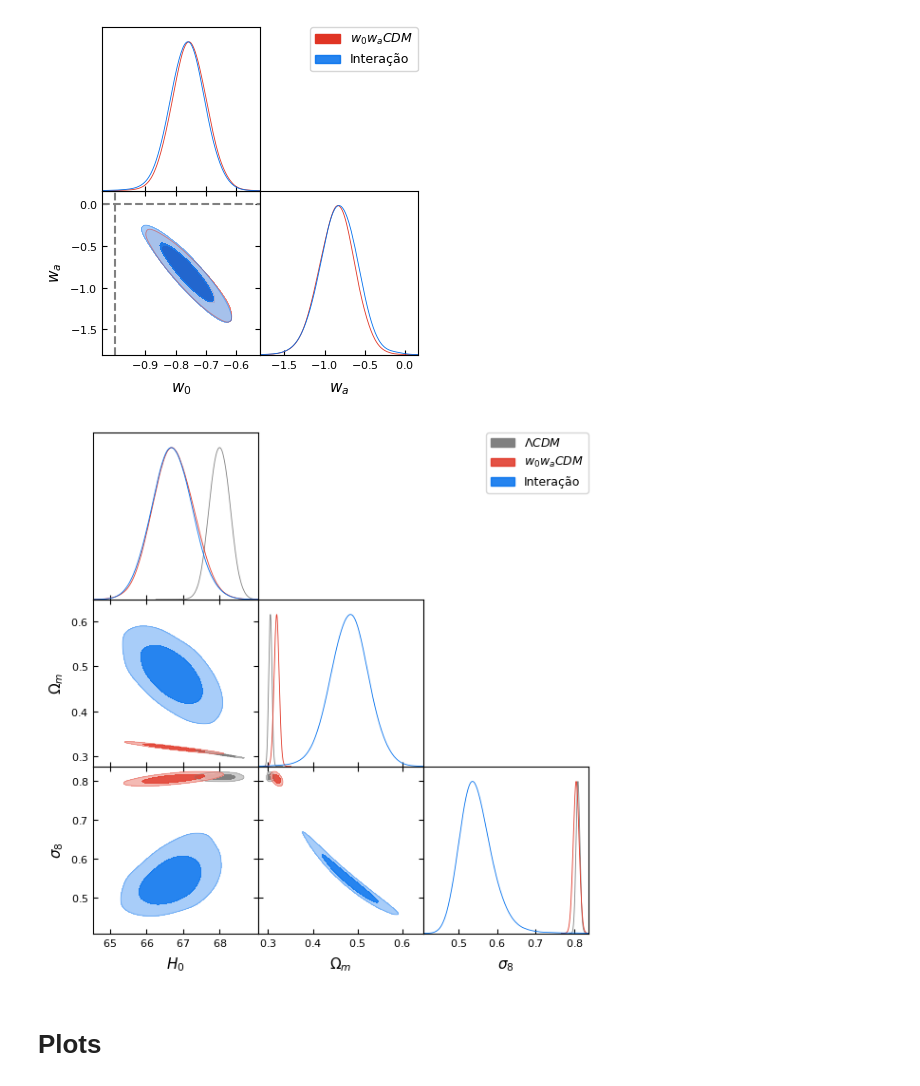
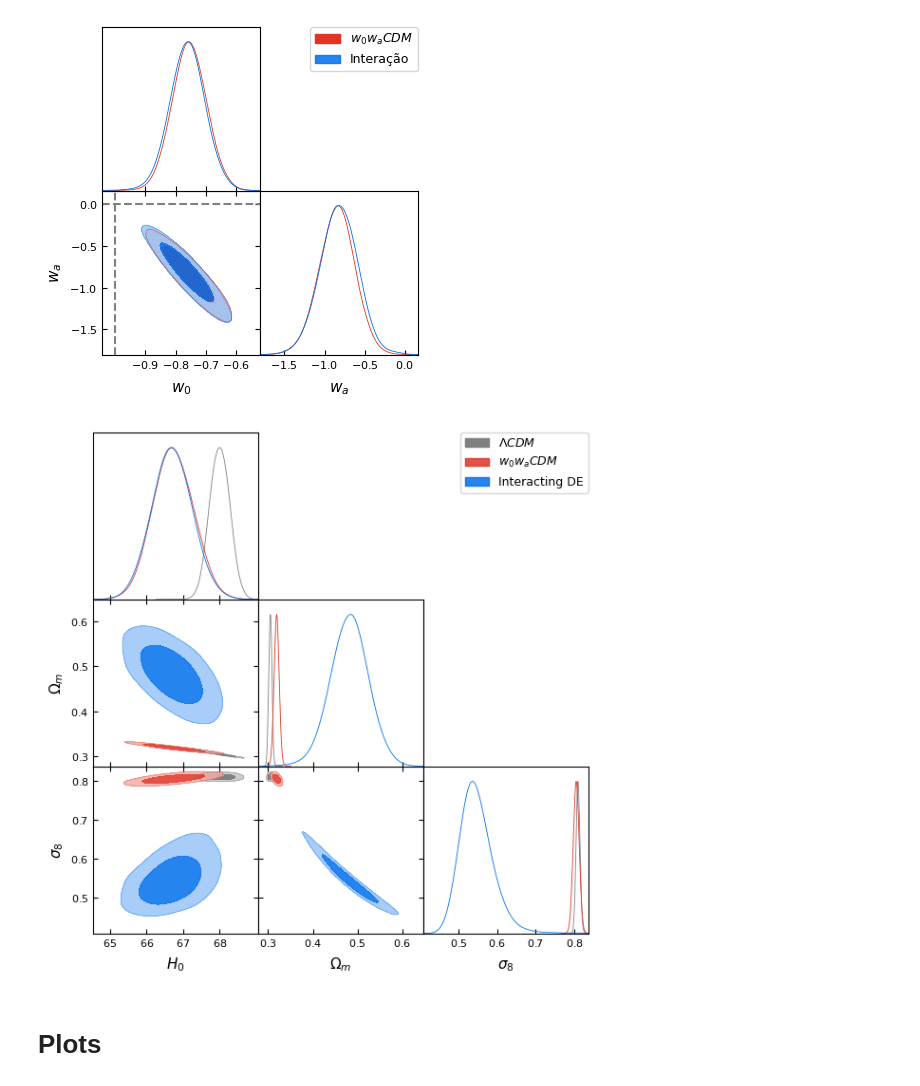
Before and after one commit to Diismas19/dark-degeneracy, a Jupyter notebook: coding/plots.ipynb, the cells around one changed output. Saved outputs shown, nothing was run; the diff lists cells and outputs as text; code cells hidden in the pictures.

```diff
--- a/coding/plots.ipynb
+++ b/coding/plots.ipynb
@@ -63,10 +63,10 @@ g.export('w0wa.pdf')
 # %%
 g = plots.getSubplotPlotter()
 g.triangle_plot([lcdm_samples,fld_samples,int_samples], ['H0','Omega_m2','sigma8'],
-                filled=True, legend_labels=[r'$\Lambda CDM$',r'$w_0w_aCDM$','Interação'])
+                filled=True, legend_labels=[r'$\Lambda CDM$',r'$w_0w_aCDM$','Interacting DE'])
 g.export('triplot.pdf')
 # %% [output]
-[figure, old version]
+[figure, new version]
 # %% [markdown]
 # Plots
 # %% [markdown]
```
Also changed, not shown: parts of 7 cells of this notebook, 7 other files.
